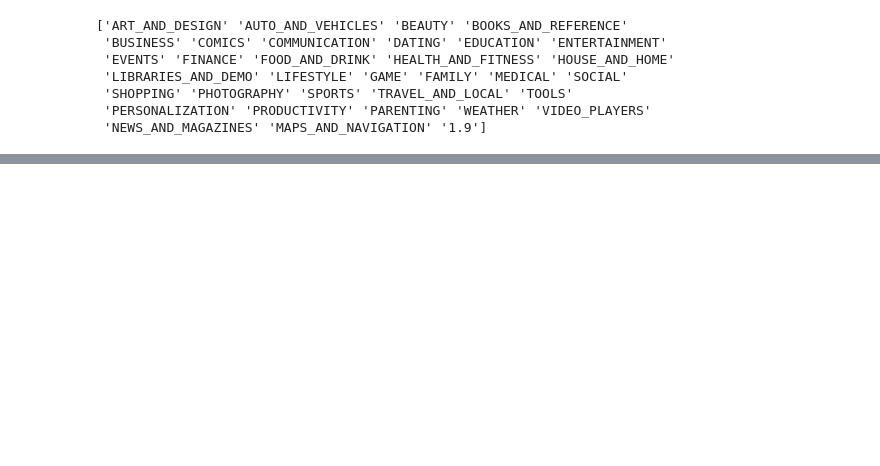
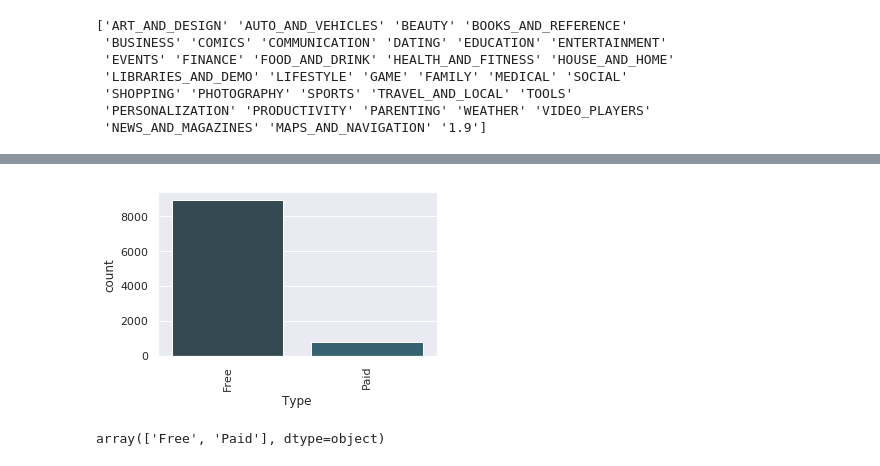
Before and after one commit to xyksoar/UTS_ML2019_ID13130760, a Jupyter notebook: ML2.ipynb, the cells around one changed output, grey strips where cells are left out. Cells and saved outputs as stored; diff of their text form; code cells hidden in the pictures; blank space fills up the shorter version.

```diff
--- a/ML2.ipynb
+++ b/ML2.ipynb
@@ -59,0 +133,11 @@ print(df['Category'].unique())
+# %%
+plt.figure(figsize=(5,3))
+fig = sns.countplot(x=df['Type'])
+fig.set_xticklabels(fig.get_xticklabels(),rotation=90)
+plt.show(fig)
+# %% [output]
+[figure, added]
+# %%
+df['Type'].unique()
+# %% [output]
+array(['Free', 'Paid'], dtype=object)
```
Also changed, not shown: parts of 40 cells of this notebook.
